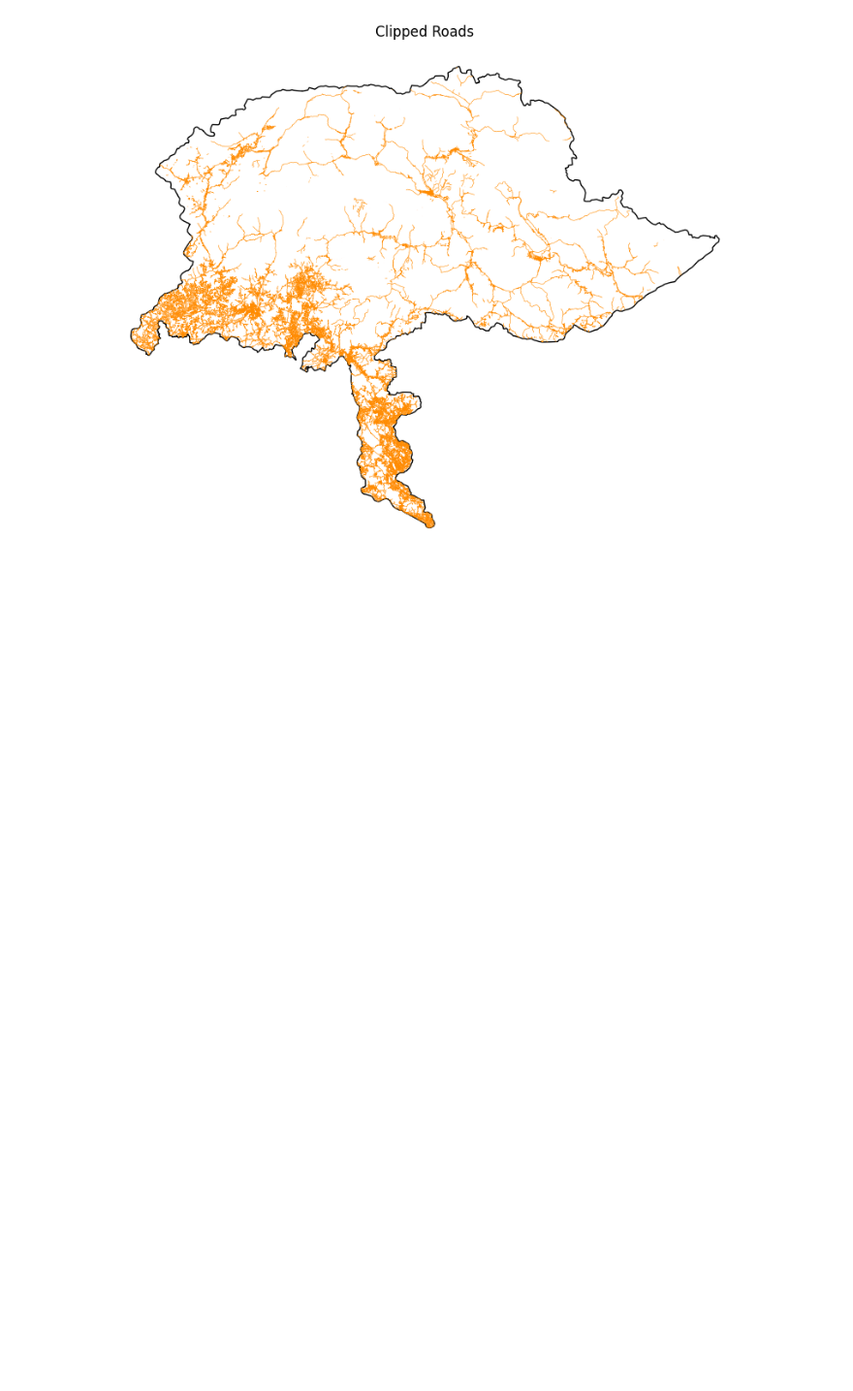
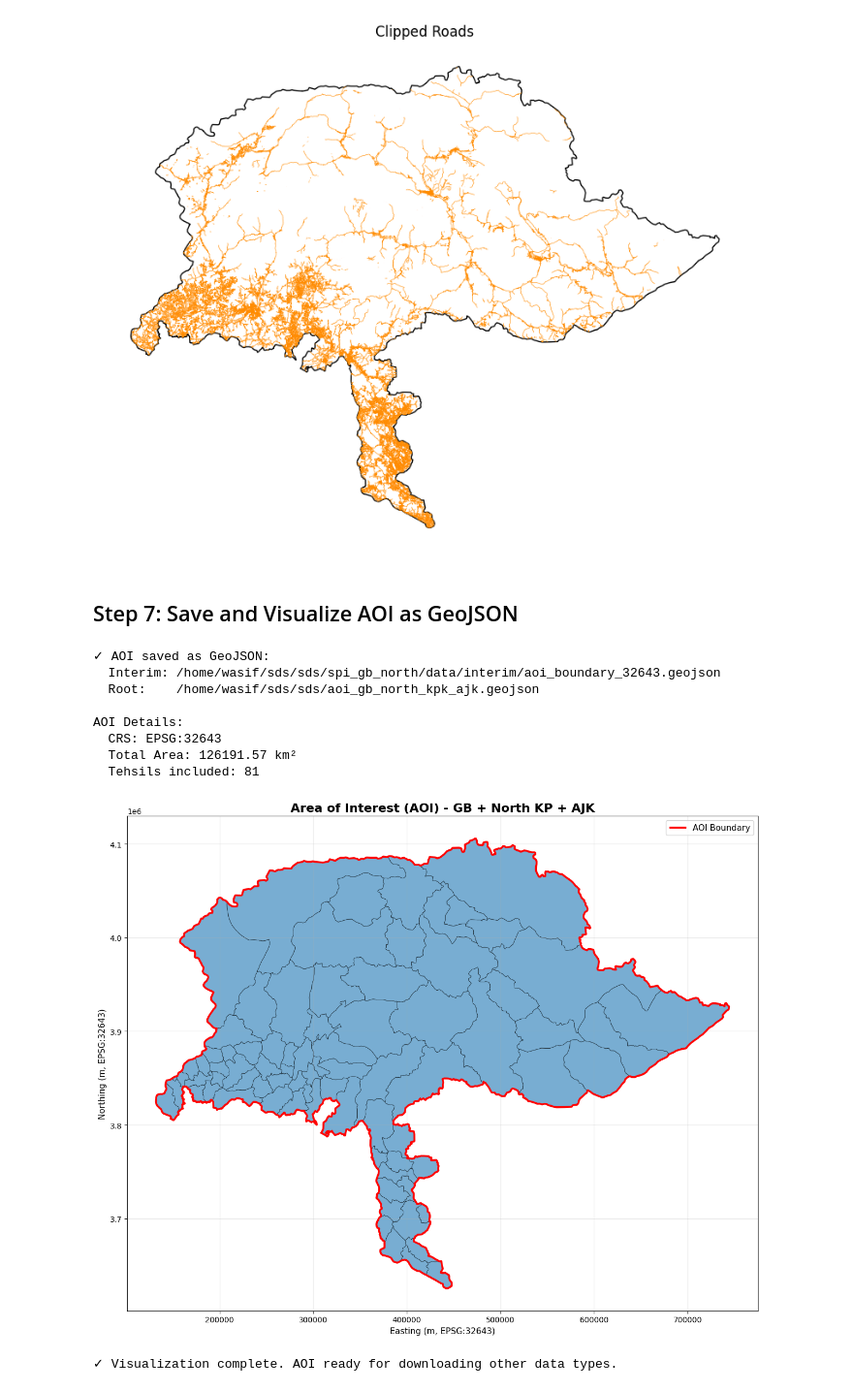
Before and after one commit to wasif-itu/sds, a Jupyter notebook: sds/spi_gb_north/preprocess_spi_ai.ipynb, the cells around one changed output. Shown at 97% size. Cells and saved outputs as stored; diff of their text form; code cells hidden in the pictures; blank space fills up the shorter version.

Commit message:
aoi_addition  for snow data

```diff
--- a/sds/spi_gb_north/preprocess_spi_ai.ipynb
+++ b/sds/spi_gb_north/preprocess_spi_ai.ipynb
@@ -466,3 +431,54 @@ plt.show()
 [figure]
 [figure]
 [figure]
+# %% [markdown]
+## Step 7: Save and Visualize AOI as GeoJSON
+# %%
+# Save AOI as GeoJSON (for downloading other data types)
+import matplotlib.pyplot as plt
+
+output_geojson_interim = interim / 'aoi_boundary_32643.geojson'
+output_geojson_root = root.parent / 'aoi_gb_north_kpk_ajk.geojson'
+
+aoi.to_file(output_geojson_interim, driver='GeoJSON')
+aoi.to_file(output_geojson_root, driver='GeoJSON')
+
+print(f'✓ AOI saved as GeoJSON:')
+print(f'  Interim: {output_geojson_interim}')
+print(f'  Root:    {output_geojson_root}')
+print(f'\nAOI Details:')
+print(f'  CRS: {aoi.crs}')
+print(f'  Total Area: {aoi.geometry.area.sum() / 1e6:.2f} km²')
+print(f'  Tehsils included: {len(tehsils)}')
+
+# Visualize AOI with tehsil boundaries
+fig, ax = plt.subplots(figsize=(14, 10))
+
+# Plot tehsils with different colors
+tehsils.plot(ax=ax, alpha=0.6, edgecolor='black', linewidth=0.5)
+
+# Highlight AOI boundary
+aoi.boundary.plot(ax=ax, color='red', linewidth=2.5, label='AOI Boundary')
+
+# Add title and labels
+ax.set_title('Area of Interest (AOI) - GB + North KP + AJK', fontsize=16, fontweight='bold')
+ax.set_xlabel('Easting (m, EPSG:32643)', fontsize=11)
+ax.set_ylabel('Northing (m, EPSG:32643)', fontsize=11)
+ax.legend(fontsize=11)
+ax.grid(True, alpha=0.3)
+
+plt.tight_layout()
+plt.show()
+
+print(f'\n✓ Visualization complete. AOI ready for downloading other data types.')
+# %% [output]
+✓ AOI saved as GeoJSON:
+  Interim: /home/wasif/sds/sds/spi_gb_north/data/interim/aoi_boundary_32643.geojson
+  Root:    /home/wasif/sds/sds/aoi_gb_north_kpk_ajk.geojson
+
+AOI Details:
+  CRS: EPSG:32643
+  Total Area: 126191.57 km²
+  Tehsils included: 81
+[figure, added]
+✓ Visualization complete. AOI ready for downloading other data types.
```
Also changed, not shown: parts of 8 cells of this notebook, 1 other file.
